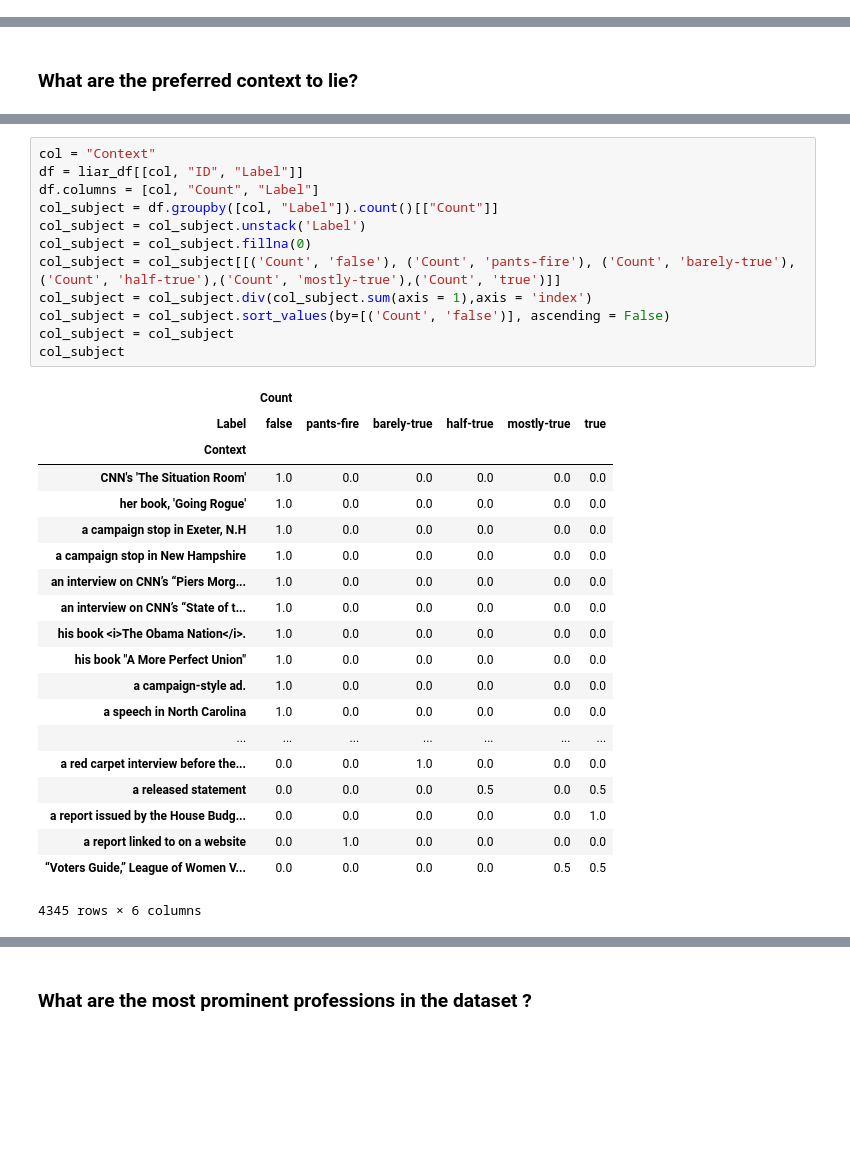
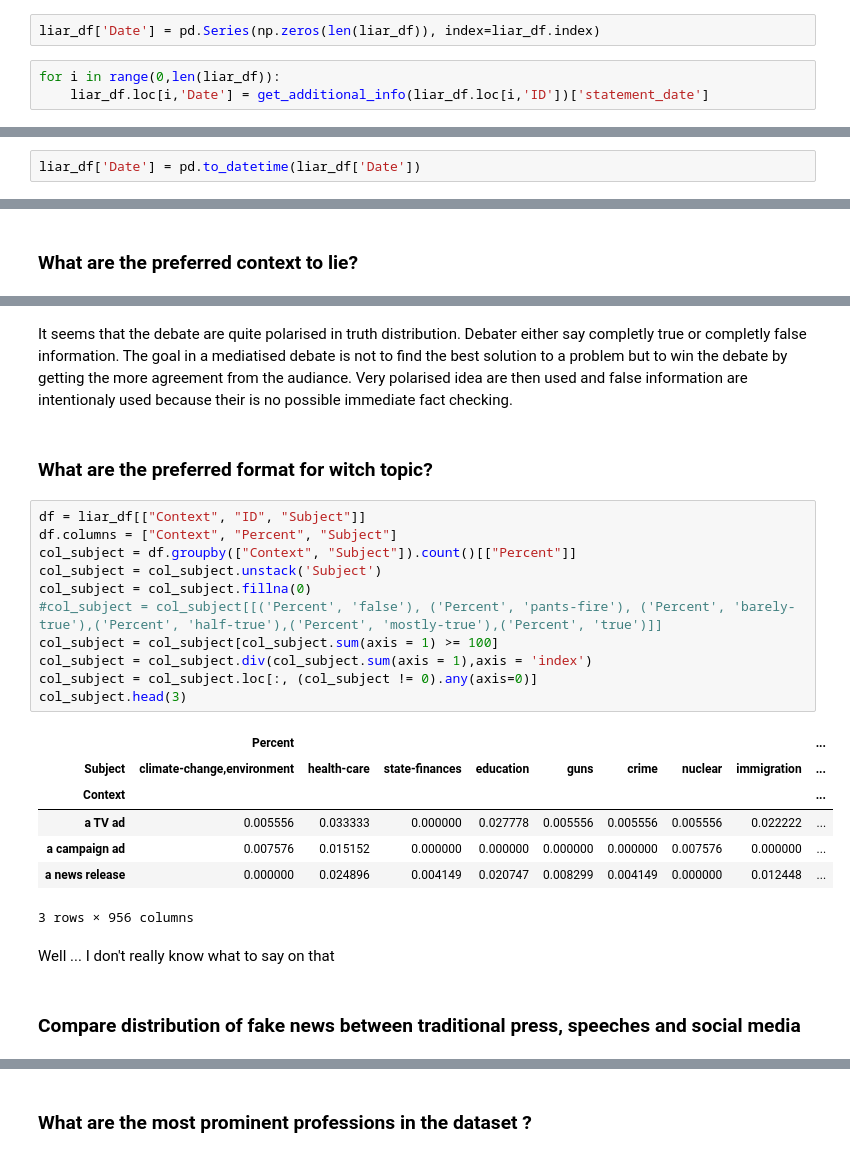
Before and after one commit to nicolasFontbonne/ADA-FakeNews, a Jupyter notebook: main_analysis.ipynb, the cells around one changed output, grey strips where cells are left out. Cells and saved outputs as stored; diff of their text form; blank space fills up the shorter version.

```diff
--- a/main_analysis.ipynb
+++ b/main_analysis.ipynb
@@ -81,0 +96,5 @@ print(get_additional_info("1123.json")['statement'])
+# %%
+liar_df['Date'] = pd.Series(np.zeros(len(liar_df)), index=liar_df.index)
+# %%
+for i in range(0,len(liar_df)):
+    liar_df.loc[i,'Date'] = get_additional_info(liar_df.loc[i,'ID'])['statement_date']
@@ -82,3 +103,5 @@ print(get_additional_info("1123.json")['statement'])
+# %%
+liar_df['Date'] = pd.to_datetime(liar_df['Date'])
 # %% [markdown]
 ------
 # %% [markdown]
@@ -141,33 +193,27 @@ normalized_col_subject.plot(kind='bar', stacked=True, ec='black')
+# %% [markdown]
+It seems that the debate are quite polarised in truth distribution. Debater either say completly true or completly false information. The goal in a mediatised debate is not to find the best solution to a problem but to win the debate by getting the more agreement from the audiance. Very polarised idea are then used and false information are intentionaly used because their is no possible immediate fact checking.
+# %% [markdown]
+### What are the preferred format for witch topic?
 # %%
-col = "Context"
-df = liar_df[[col, "ID", "Label"]]
-df.columns = [col, "Count", "Label"]
-col_subject = df.groupby([col, "Label"]).count()[["Count"]]
-col_subject = col_subject.unstack('Label')
+df = liar_df[["Context", "ID", "Subject"]]
+df.columns = ["Context", "Percent", "Subject"]
+col_subject = df.groupby(["Context", "Subject"]).count()[["Percent"]]
+col_subject = col_subject.unstack('Subject')
 col_subject = col_subject.fillna(0)
-col_subject = col_subject[[('Count', 'false'), ('Count', 'pants-fire'), ('Count', 'barely-true'),('Count', 'half-true'),('Count', 'mostly-true'),('Count', 'true')]]
+#col_subject = col_subject[[('Percent', 'false'), ('Percent', 'pants-fire'), ('Percent', 'barely-true'),('Percent', 'half-true'),('Percent', 'mostly-true'),('Percent', 'true')]]
+col_subject = col_subject[col_subject.sum(axis = 1) >= 100]
 col_subject = col_subject.div(col_subject.sum(axis = 1),axis = 'index')
-col_subject = col_subject.sort_values(by=[('Count', 'false')], ascending = False)
-col_subject = col_subject
-col_subject
+col_subject = col_subject.loc[:, (col_subject != 0).any(axis=0)]
+col_subject.head(3)
 # %% [output]
-|  | Count |  |  |  |  |  |
-| Label | false | pants-fire | barely-true | half-true | mostly-true | true |
-| Context |  |  |  |  |  |  |
-| CNN's 'The Situation Room' | 1.0 | 0.0 | 0.0 | 0.0 | 0.0 | 0.0 |
-| her book, 'Going Rogue' | 1.0 | 0.0 | 0.0 | 0.0 | 0.0 | 0.0 |
-| a campaign stop in Exeter, N.H | 1.0 | 0.0 | 0.0 | 0.0 | 0.0 | 0.0 |
-| a campaign stop in New Hampshire | 1.0 | 0.0 | 0.0 | 0.0 | 0.0 | 0.0 |
-| an interview on CNN’s “Piers Morg... | 1.0 | 0.0 | 0.0 | 0.0 | 0.0 | 0.0 |
-| an interview on CNN’s “State of t... | 1.0 | 0.0 | 0.0 | 0.0 | 0.0 | 0.0 |
-| his book <i>The Obama Nation</i>. | 1.0 | 0.0 | 0.0 | 0.0 | 0.0 | 0.0 |
-| his book "A More Perfect Union" | 1.0 | 0.0 | 0.0 | 0.0 | 0.0 | 0.0 |
-| a campaign-style ad. | 1.0 | 0.0 | 0.0 | 0.0 | 0.0 | 0.0 |
-| a speech in North Carolina | 1.0 | 0.0 | 0.0 | 0.0 | 0.0 | 0.0 |
-| ... | ... | ... | ... | ... | ... | ... |
-| a red carpet interview before the... | 0.0 | 0.0 | 1.0 | 0.0 | 0.0 | 0.0 |
-| a released statement | 0.0 | 0.0 | 0.0 | 0.5 | 0.0 | 0.5 |
-| a report issued by the House Budg... | 0.0 | 0.0 | 0.0 | 0.0 | 0.0 | 1.0 |
-| a report linked to on a website | 0.0 | 1.0 | 0.0 | 0.0 | 0.0 | 0.0 |
-| “Voters Guide,” League of Women V... | 0.0 | 0.0 | 0.0 | 0.0 | 0.5 | 0.5 |
+|  | Percent |  |  |  |  |  |  |  | ... |
+| Subject | climate-change,environment | health-care | state-finances | education | guns | crime | nuclear | immigration | ... |
+| Context |  |  |  |  |  |  |  |  | ... |
+| a TV ad | 0.005556 | 0.033333 | 0.000000 | 0.027778 | 0.005556 | 0.005556 | 0.005556 | 0.022222 | ... |
+| a campaign ad | 0.007576 | 0.015152 | 0.000000 | 0.000000 | 0.000000 | 0.000000 | 0.007576 | 0.000000 | ... |
+| a news release | 0.000000 | 0.024896 | 0.004149 | 0.020747 | 0.008299 | 0.004149 | 0.000000 | 0.012448 | ... |
-4345 rows × 6 columns
+3 rows × 956 columns
+# %% [markdown]
+Well ... I don't really know what to say on that
+# %% [markdown]
+### Compare distribution of fake news between traditional press, speeches and social media
```
Also changed, not shown: parts of 40 cells of this notebook, 9 other files.
